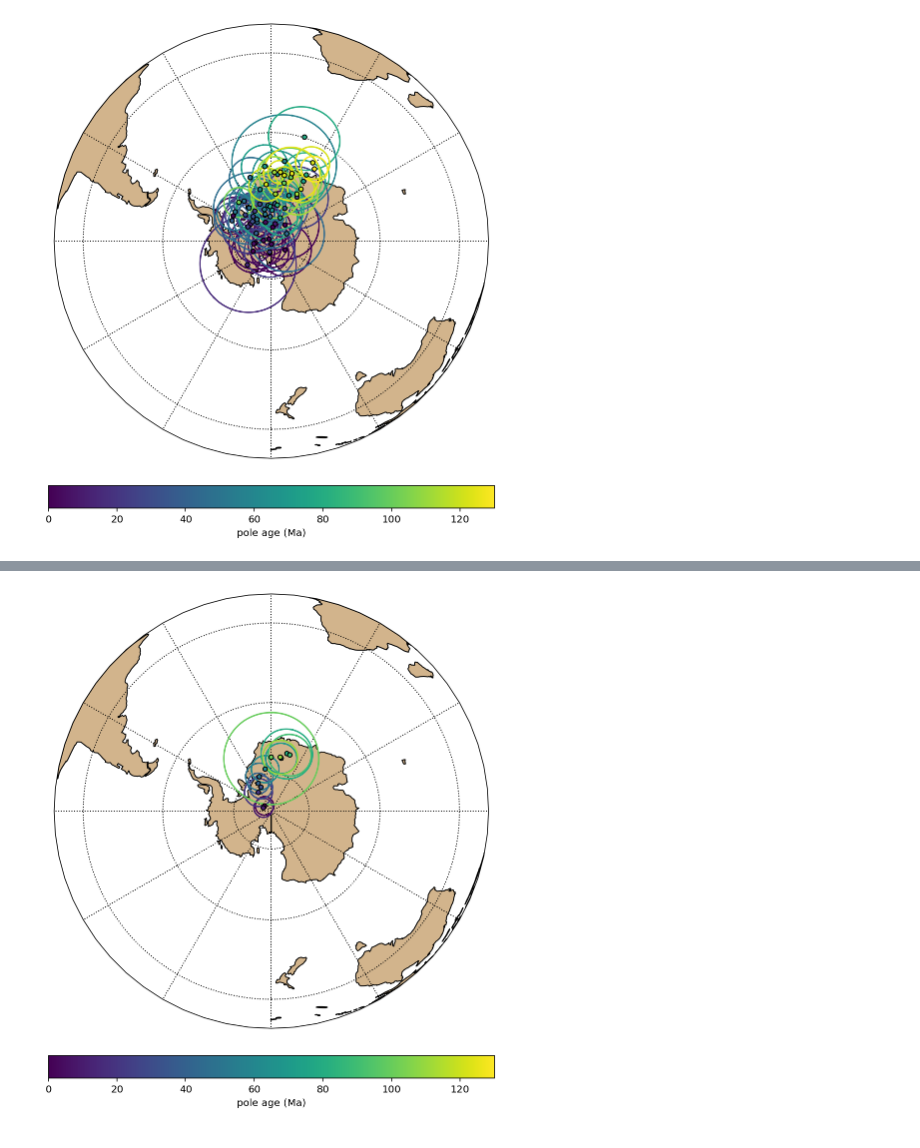
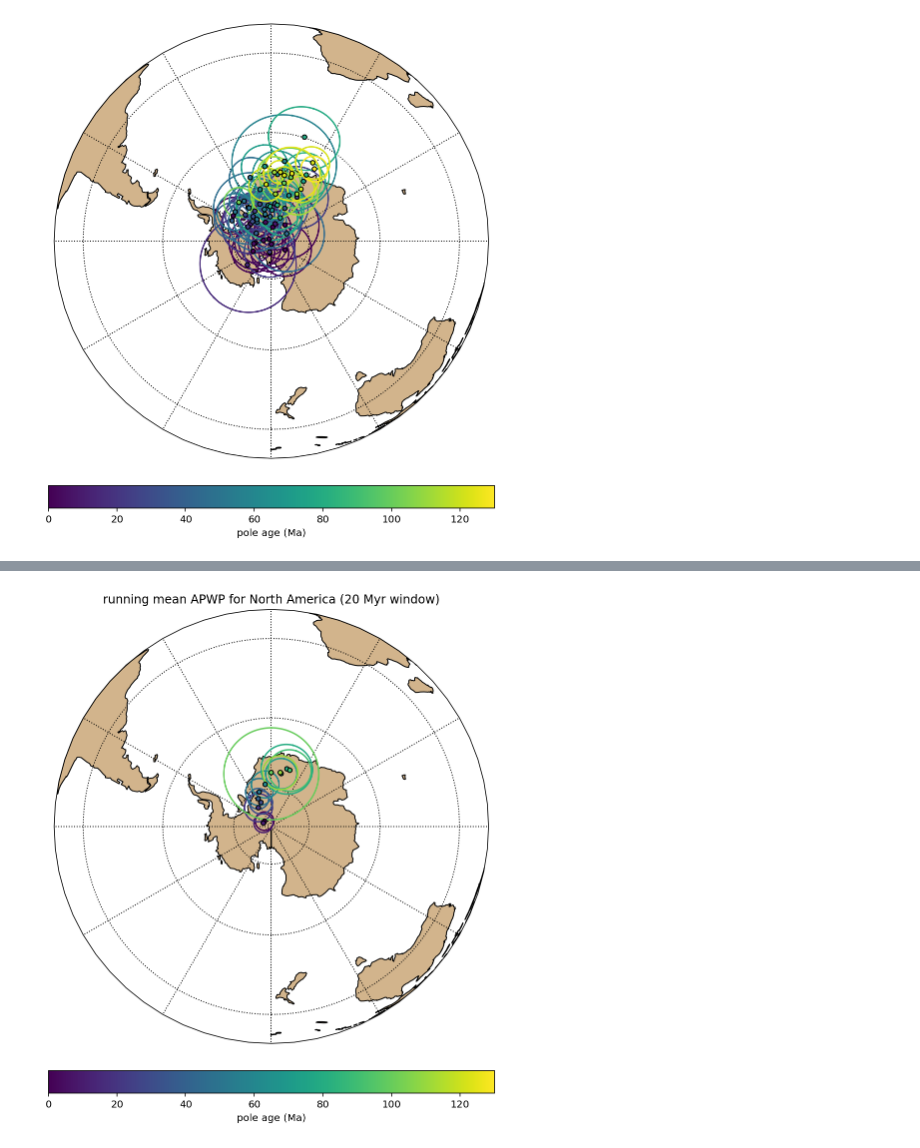
Before and after one commit to bramvaes/Young_CEED_2.0, a Jupyter notebook: NA_running_mean.ipynb, the cells around one changed output, grey strips where cells are left out. Drawn from its saved outputs; the diff is of its cells as text; code cells hidden in the pictures.

Commit message:
add additional running mean

```diff
--- a/NA_running_mean.ipynb
+++ b/NA_running_mean.ipynb
@@ -73,7 +77,8 @@ NA_RM_20_10.age.tolist()
 # %%
 map_axis = ipmag.make_orthographic_map(central_longitude=0, central_latitude=-90, figsize=(10,10))
 ipmag.plot_poles_colorbar(map_axis, NA_RM_20_10.plon.tolist(), NA_RM_20_10.plat.tolist(),
                  NA_RM_20_10.alpha95.tolist(), NA_RM_20_10.age.tolist(),0,130)
+plt.title('running mean APWP for North America (20 Myr window)')
 plt.show()
 # %% [output]
-[figure, old version]
+[figure, new version]
```
Also changed, not shown: parts of 5 cells of this notebook.
